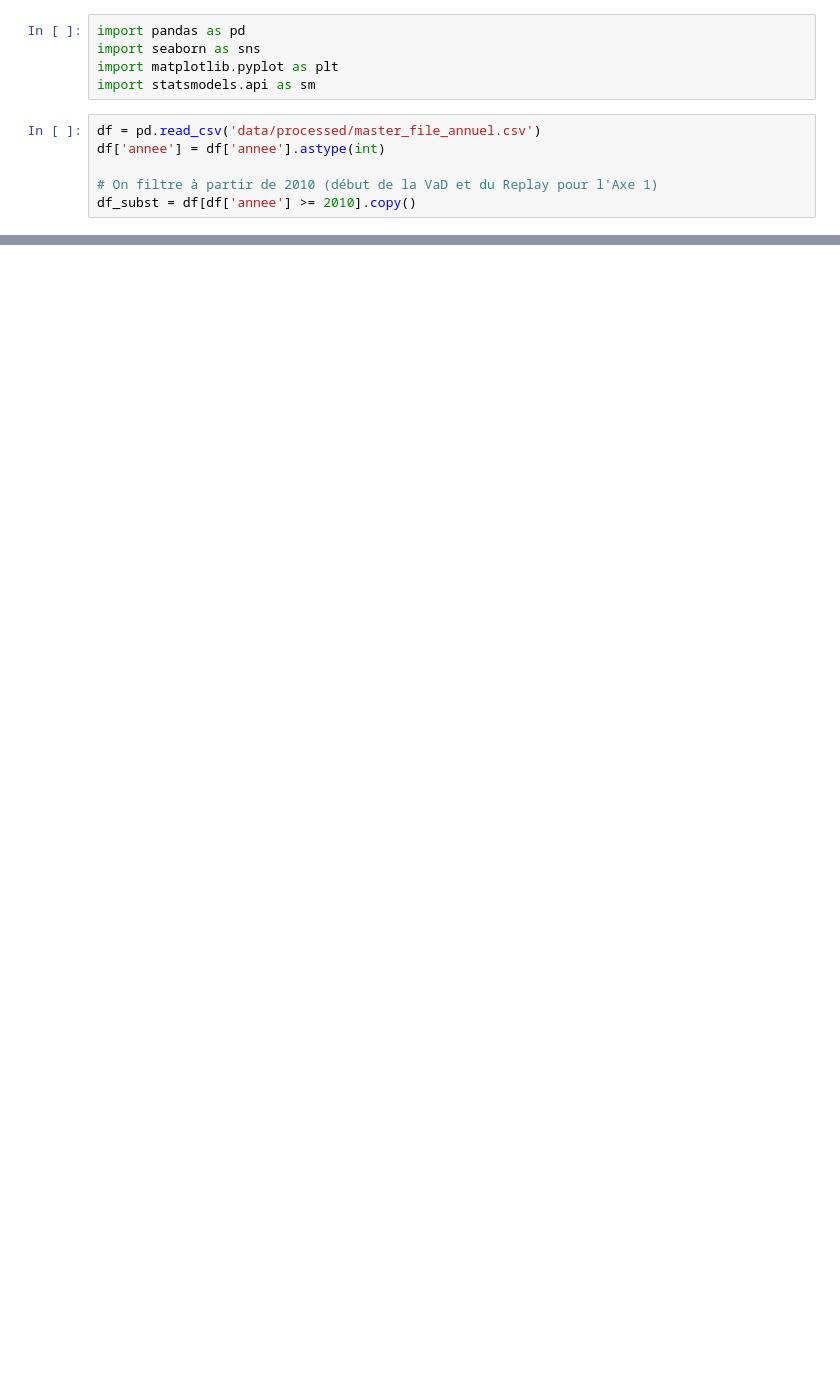
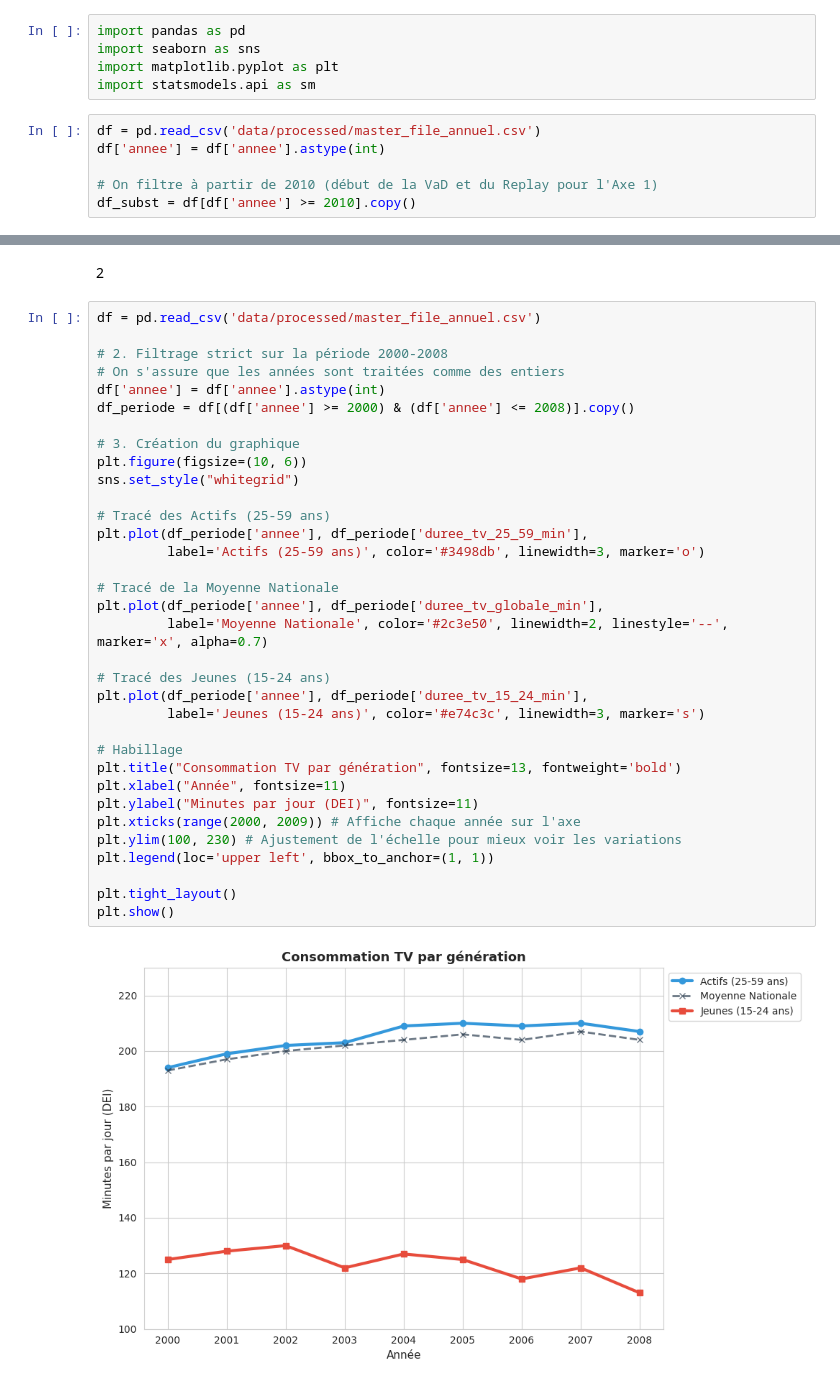
Before and after one commit to MaxbanCh/DataScienceProject, a Jupyter notebook: regression_axes.ipynb, the cells around one changed output, grey strips where cells are left out. Saved outputs shown, nothing was run; the diff lists cells and outputs as text; blank space fills up the shorter version.

```diff
--- a/regression_axes.ipynb
+++ b/regression_axes.ipynb
@@ -158,0 +137,38 @@ plt.show()
+# %% [markdown]
+2
+# %%
+df = pd.read_csv('data/processed/master_file_annuel.csv')
+
+# 2. Filtrage strict sur la période 2000-2008
+# On s'assure que les années sont traitées comme des entiers
+df['annee'] = df['annee'].astype(int)
+df_periode = df[(df['annee'] >= 2000) & (df['annee'] <= 2008)].copy()
+
+# 3. Création du graphique
+plt.figure(figsize=(10, 6))
+sns.set_style("whitegrid")
+
+# Tracé des Actifs (25-59 ans)
+plt.plot(df_periode['annee'], df_periode['duree_tv_25_59_min'],
+         label='Actifs (25-59 ans)', color='#3498db', linewidth=3, marker='o')
+
+# Tracé de la Moyenne Nationale
+plt.plot(df_periode['annee'], df_periode['duree_tv_globale_min'],
+         label='Moyenne Nationale', color='#2c3e50', linewidth=2, linestyle='--', marker='x', alpha=0.7)
+
+# Tracé des Jeunes (15-24 ans)
+plt.plot(df_periode['annee'], df_periode['duree_tv_15_24_min'],
+         label='Jeunes (15-24 ans)', color='#e74c3c', linewidth=3, marker='s')
+
+# Habillage
+plt.title("Consommation TV par génération", fontsize=13, fontweight='bold')
+plt.xlabel("Année", fontsize=11)
+plt.ylabel("Minutes par jour (DEI)", fontsize=11)
+plt.xticks(range(2000, 2009)) # Affiche chaque année sur l'axe
+plt.ylim(100, 230) # Ajustement de l'échelle pour mieux voir les variations
+plt.legend(loc='upper left', bbox_to_anchor=(1, 1))
+
+plt.tight_layout()
+plt.show()
+# %% [output]
+[figure, added]
```
Also changed, not shown: parts of 7 cells of this notebook, 2 other files.
